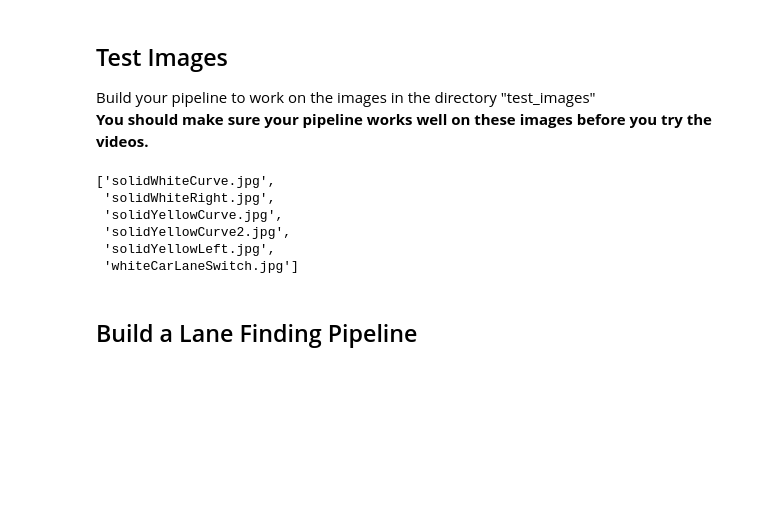
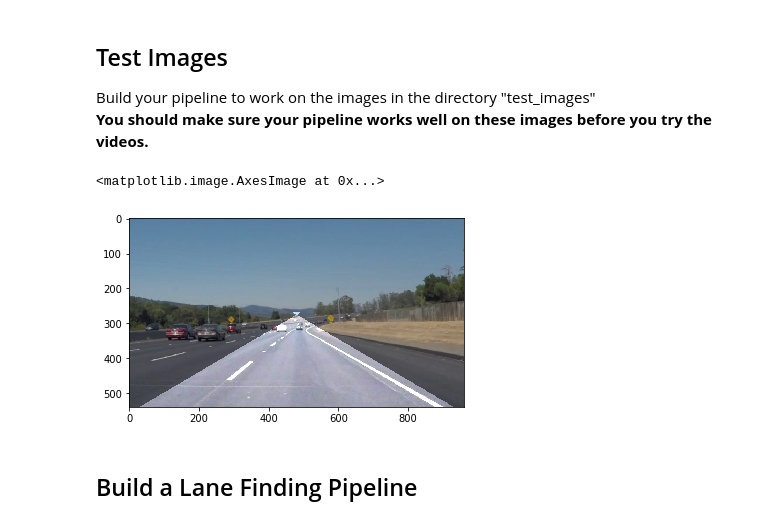
Before and after one commit to saivaddi/LaneDetection, a Jupyter notebook: P1.ipynb, the cells around one changed output. Saved outputs shown, nothing was run; the diff lists cells and outputs as text; code cells hidden in the pictures; blank space fills up the shorter version.

```diff
--- a/P1.ipynb
+++ b/P1.ipynb
@@ -123,7 +128,7 @@ def region_of_interest(img, vertices):
     masked_image = cv2.bitwise_and(img, mask)
     return masked_image
 
-def simplify_hough_lines(houghlines, verbose=False):
+def simplify_hough_lines(houghlines, imheight, imwidth, verbose=False):
 
     positive_lines = []
     negative_lines = []
@@ -141,7 +146,6 @@ def simplify_hough_lines(houghlines, verbose=False):
         dx = houghlines[i][0]-houghlines[i][2]
         dy = houghlines[i][1]-houghlines[i][3]
         dybdx = float(dy)/float(dx)
-        #print('x1=',houghlines[i][0],'y1=',houghlines[i][1],'x2=',houghlines[i][2],'y2=',houghlines[i][3])
         tol = 0.3
         if (dybdx > tol):
             positive_lengths.append(np.sqrt(dx**2+dy**2))
@@ -156,26 +160,23 @@ def simplify_hough_lines(houghlines, verbose=False):
             negative_lines.append(houghlines[i])
             negative_slopes.append(dybdx)
 
-    if verbose:
-        print(positive_slopes)
-        print(negative_slopes)
-        print(np.average(np.array(positive_slopes), weights=positive_lengths))
-        print(np.average(np.array(negative_slopes), weights=negative_lengths))
-        print(positive_lines[0].shape)
     pos_coords = np.array(pos_coords)
     neg_coords = np.array(neg_coords)
+    if (pos_coords.size == 0):
+        print(pos_coords)
+        return houghlines
+    if (neg_coords.size == 0):
+        print(neg_coords)
+        return houghlines
+
     pos_eq = np.polyfit(pos_coords[:,0], pos_coords[:,1],1)
     neg_eq = np.polyfit(neg_coords[:,0], neg_coords[:,1],1)
 
-    posy1 = 540.0
+    posy1 = imheight
     posx1 = (posy1 - pos_eq[1])/pos_eq[0]
-    posy2 = 270.0
-    posx2 = (posy2 - pos_eq[1])/pos_eq[0]
 
-    negy1 = 540.0
+    negy1 = imheight
     negx1 = (negy1 - neg_eq[1])/neg_eq[0]
-    negy2 = 270.0
-    negx2 = (negy2 - neg_eq[1])/neg_eq[0]
 
     intx = float(neg_eq[1] - pos_eq[1])/float(pos_eq[0] - neg_eq[0])
     inty = round(pos_eq[0]*intx + pos_eq[1])
@@ -219,7 +220,7 @@ def draw_lines(img, lines, color=[255, 0, 0], thickness=5):
     this function with the weighted_img() function below
     """
 
-    two_lines = simplify_hough_lines(lines.squeeze())
+    two_lines = simplify_hough_lines(lines.squeeze(), img.shape[0], img.shape[1])
 
     for line in two_lines:
         for x1,y1,x2,y2 in line:
@@ -260,13 +261,16 @@ Build your pipeline to work on the images in the directory "test_images"
 # %%
 import os
 os.listdir("test_images/")
+test_images = os.listdir("test_images/")
-# %% [output]
-['solidWhiteCurve.jpg',
- 'solidWhiteRight.jpg',
- 'solidYellowCurve.jpg',
- 'solidYellowCurve2.jpg',
- 'solidYellowLeft.jpg',
- 'whiteCarLaneSwitch.jpg']
+# %%
+vertices = np.array([[30, 540], [930, 540], [470, 270], [490, 270]], np.int32)
+image = mpimg.imread("test_images/" + test_images[0])
+roi_vis = region_of_interest(image, [vertices])
+wvis = weighted_img(roi_vis, image)
+plt.imshow(wvis)
+# %% [output]
+<matplotlib.image.AxesImage at 0x...>
+[figure, added]
 # %% [markdown]
 ## Build a Lane Finding Pipeline
 # %% [markdown]
```
Also changed, not shown: parts of 13 cells of this notebook, 3 other files.
